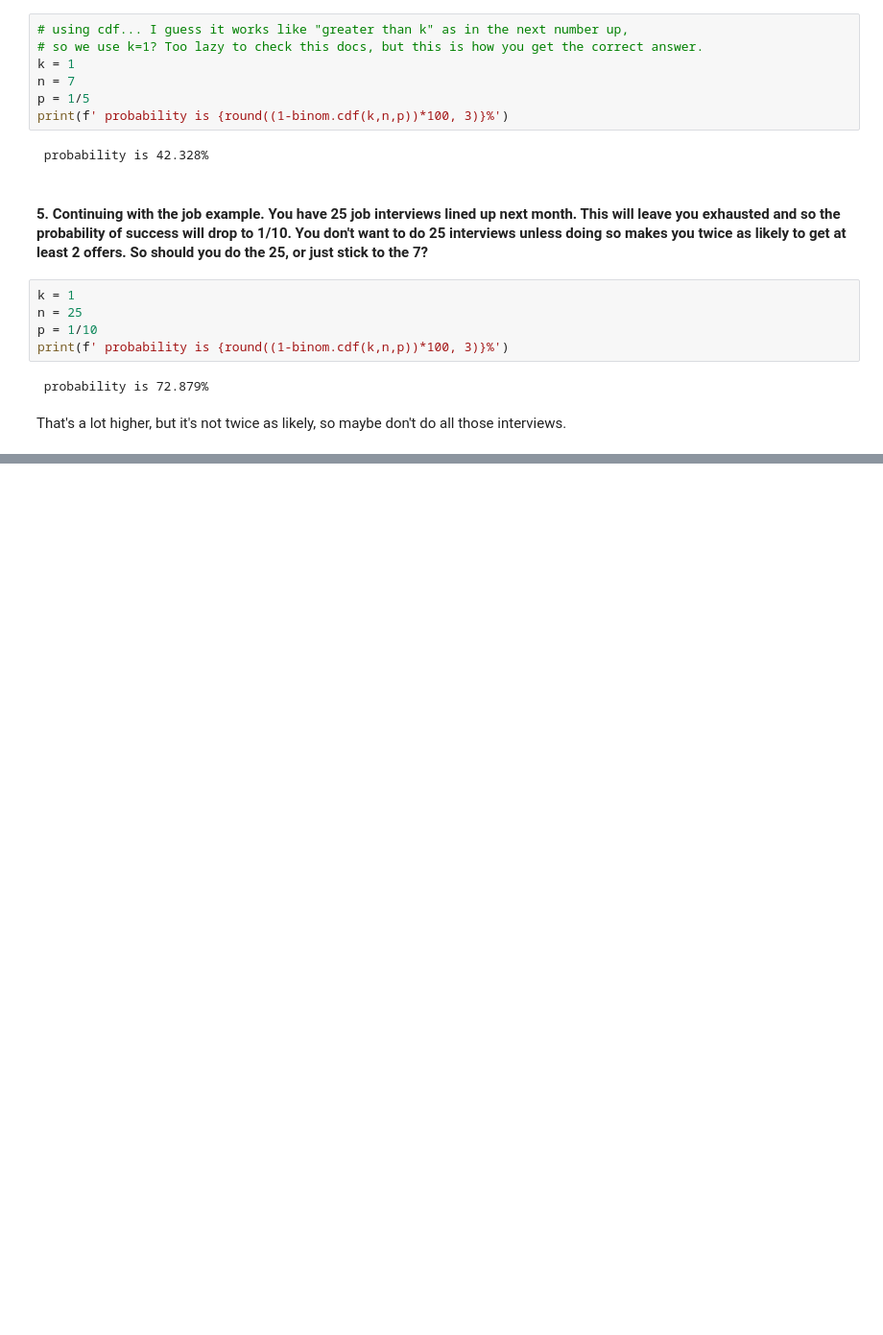
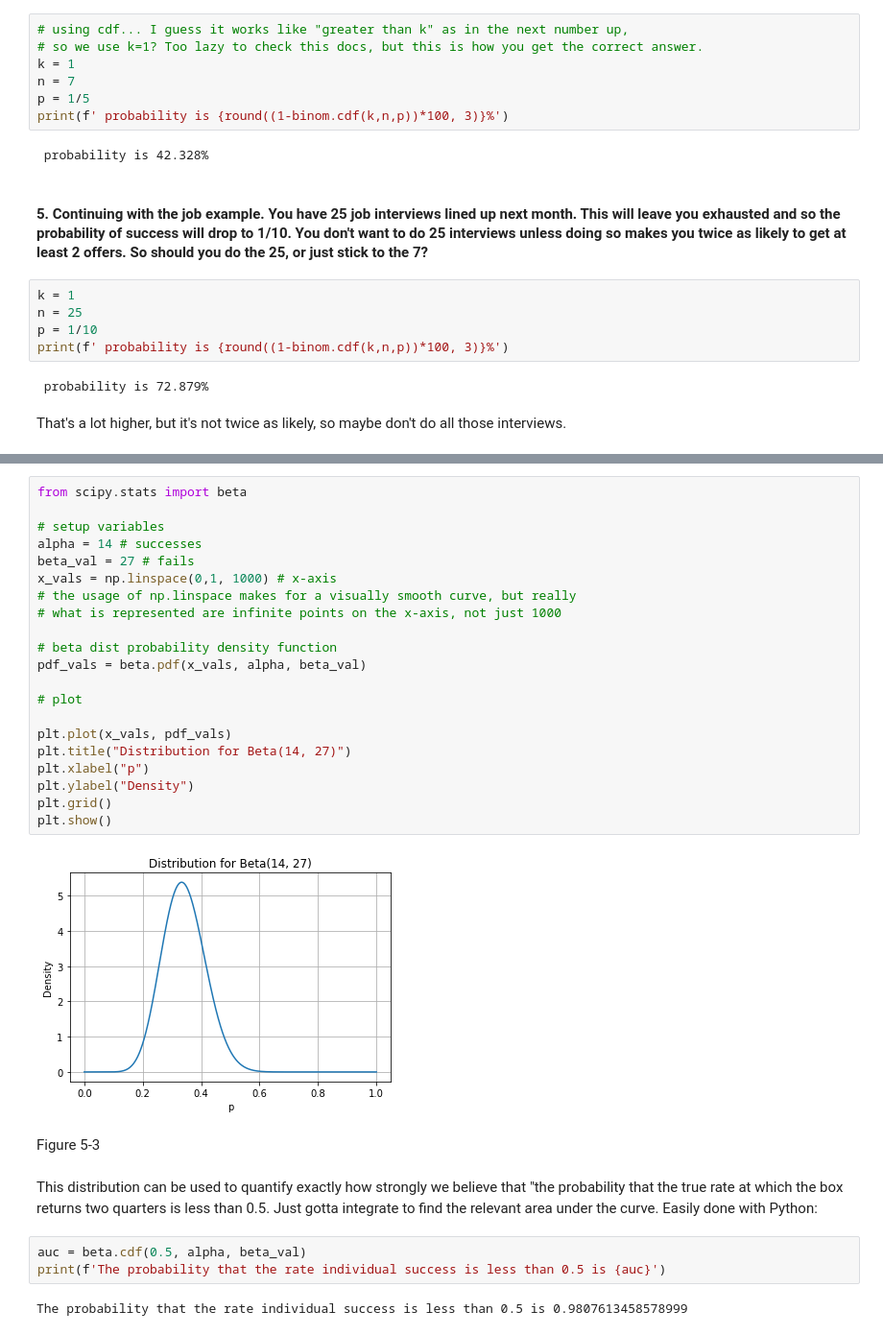
Before and after one commit to Pyrus277/reference_materials, a Jupyter notebook: statistics/bayes_book_notes.ipynb, the cells around one changed output, grey strips where cells are left out. Shown at 96% size. Drawn from its saved outputs; the diff is of its cells as text; blank space fills up the shorter version.

```diff
--- a/statistics/bayes_book_notes.ipynb
+++ b/statistics/bayes_book_notes.ipynb
@@ -142,0 +228,32 @@ That's a lot higher, but it's not twice as likely, so maybe don't do all those i
+# %%
+from scipy.stats import beta
+
+# setup variables
+alpha = 14 # successes
+beta_val = 27 # fails
+x_vals = np.linspace(0,1, 1000) # x-axis
+# the usage of np.linspace makes for a visually smooth curve, but really
+# what is represented are infinite points on the x-axis, not just 1000
+
+# beta dist probability density function
+pdf_vals = beta.pdf(x_vals, alpha, beta_val)
+
+# plot
+
+plt.plot(x_vals, pdf_vals)
+plt.title("Distribution for Beta(14, 27)")
+plt.xlabel("p")
+plt.ylabel("Density")
+plt.grid()
+plt.show()
+# %% [output]
+[figure, added]
+# %% [markdown]
+Figure 5-3
+# %% [markdown]
+This distribution can be used to quantify exactly how strongly we believe that "the probability that the true rate at which the box returns two quarters is less than 0.5. Just gotta integrate to find the relevant area under the curve. Easily done with Python:
+# %%
+auc = beta.cdf(0.5, alpha, beta_val)
+print(f'The probability that the rate individual success is less than 0.5 is {auc}')
+# %% [output]
+The probability that the rate individual success is less than 0.5 is 0.9807613458578999
```
Also changed, not shown: parts of 38 cells of this notebook.
